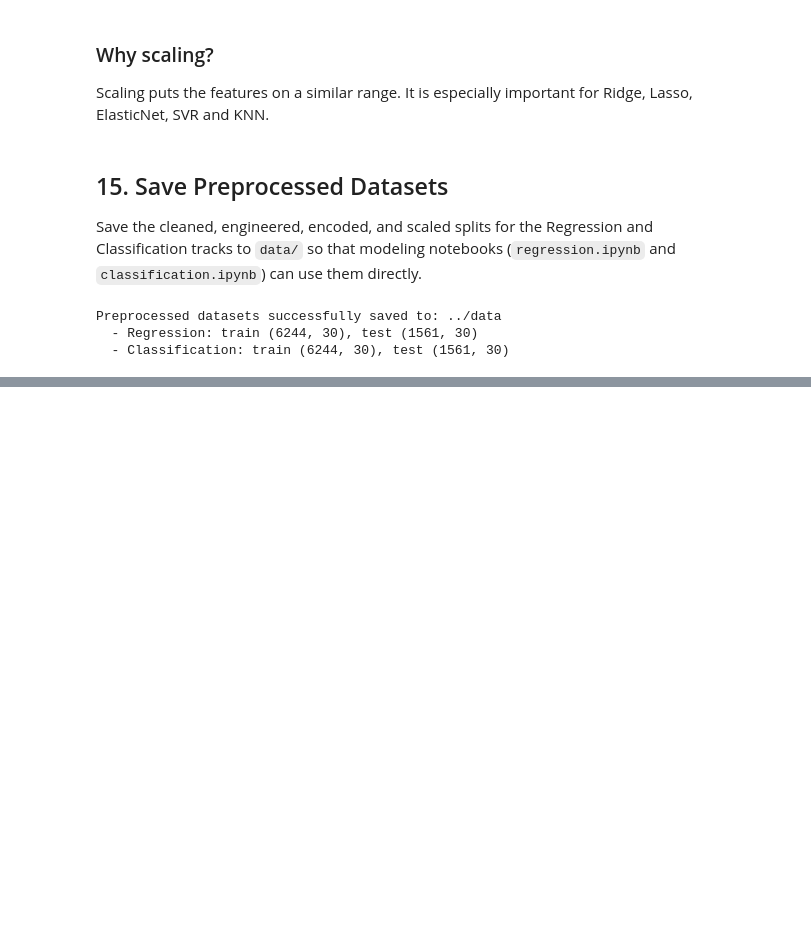
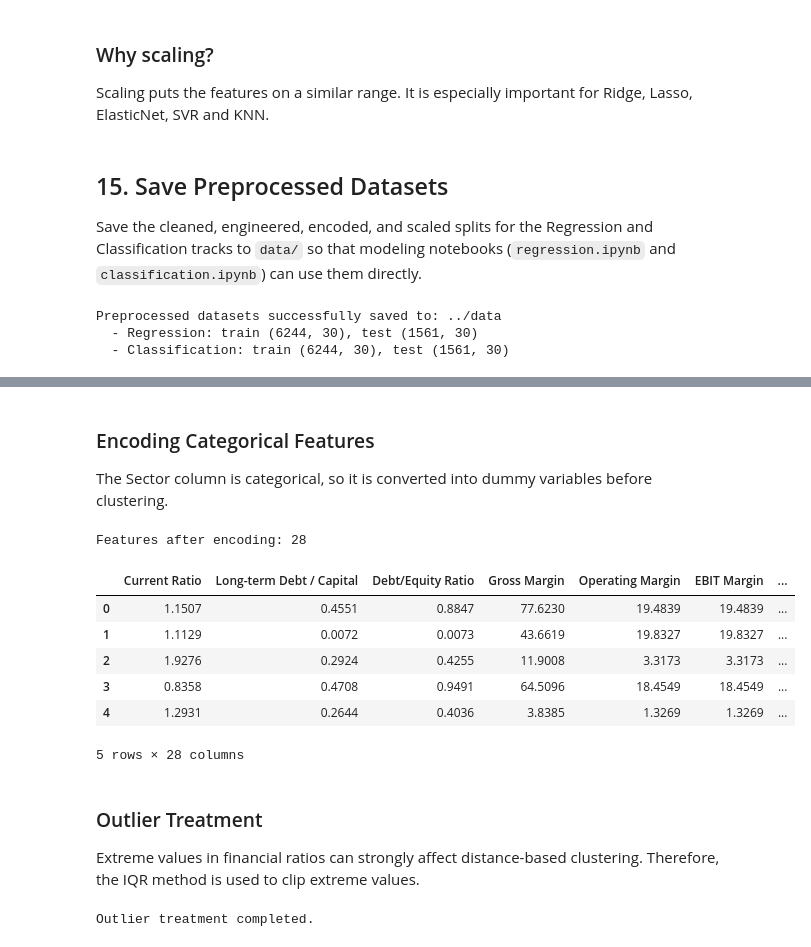
Before and after one commit to rishitkumar8/Business-Financial-Health-Credit-Risk-Intelligence-Platform, a Jupyter notebook: notebooks/preprocessing.ipynb, the cells around one changed output, grey strips where cells are left out. Cells and saved outputs as stored; diff of their text form; code cells hidden in the pictures; blank space fills up the shorter version.

```diff
--- a/notebooks/preprocessing.ipynb
+++ b/notebooks/preprocessing.ipynb
@@ -540,0 +561,45 @@ Preprocessed datasets successfully saved to: ../data
+# %% [markdown]
+### Encoding Categorical Features
+
+The Sector column is categorical, so it is converted into dummy variables before clustering.
+# %%
+# One-hot encode Sector
+X_cluster = pd.get_dummies(
+    X_cluster,
+    columns=['Sector'],
+    drop_first=True,
+    dtype=int
+)
+
+print("Features after encoding:", X_cluster.shape[1])
+X_cluster.head()
+# %% [output]
+Features after encoding: 28
+|  | Current Ratio | Long-term Debt / Capital | Debt/Equity Ratio | Gross Margin | Operating Margin | EBIT Margin | ... |
+| 0 | 1.1507 | 0.4551 | 0.8847 | 77.6230 | 19.4839 | 19.4839 | ... |
+| 1 | 1.1129 | 0.0072 | 0.0073 | 43.6619 | 19.8327 | 19.8327 | ... |
+| 2 | 1.9276 | 0.2924 | 0.4255 | 11.9008 | 3.3173 | 3.3173 | ... |
+| 3 | 0.8358 | 0.4708 | 0.9491 | 64.5096 | 18.4549 | 18.4549 | ... |
+| 4 | 1.2931 | 0.2644 | 0.4036 | 3.8385 | 1.3269 | 1.3269 | ... |
+5 rows × 28 columns
+# %% [markdown]
+### Outlier Treatment
+
+Extreme values in financial ratios can strongly affect distance-based clustering. Therefore, the IQR method is used to clip extreme values.
+# %%
+# Clip numerical outliers using IQR
+X_cluster_clean = X_cluster.copy()
+
+for col in X_cluster_clean.columns:
+    q1 = X_cluster_clean[col].quantile(0.25)
+    q3 = X_cluster_clean[col].quantile(0.75)
+    iqr = q3 - q1
+
+    lower = q1 - 1.5 * iqr
+    upper = q3 + 1.5 * iqr
+
+    X_cluster_clean[col] = X_cluster_clean[col].clip(lower, upper)
+
+print("Outlier treatment completed.")
+# %% [output]
+Outlier treatment completed.
```
Also changed, not shown: parts of 11 cells of this notebook, 2 other files.
